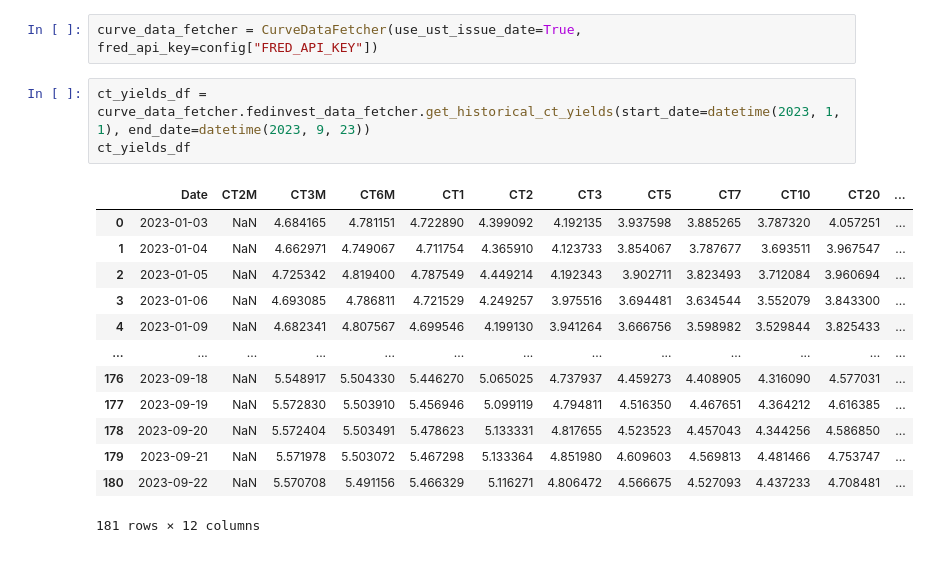
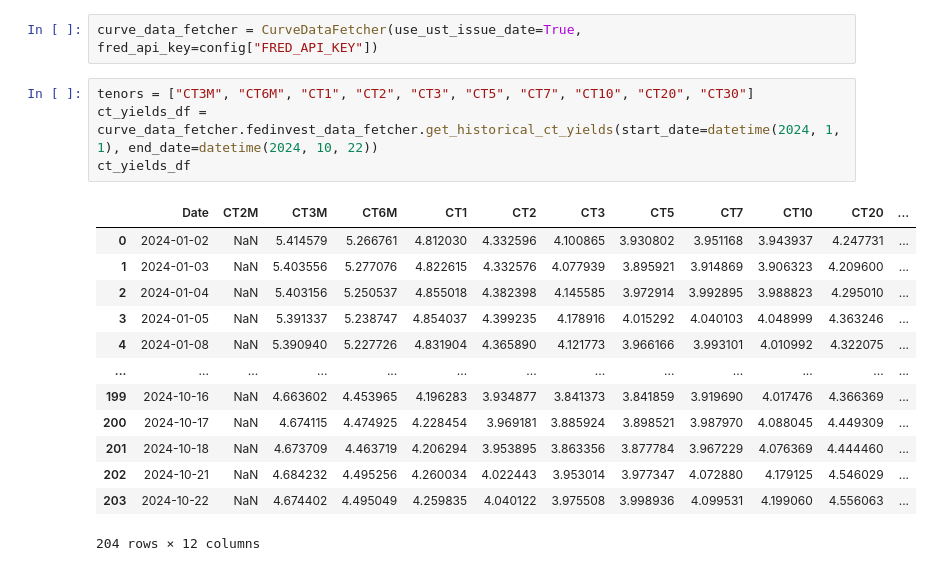
Before and after one commit to cleeclee123/Curvy-CUSIPs, a Jupyter notebook: notebooks/Teetor_HedgeRatios.ipynb, the cells around one changed output. Cells and saved outputs as stored; diff of their text form.

```diff
--- a/notebooks/Teetor_HedgeRatios.ipynb
+++ b/notebooks/Teetor_HedgeRatios.ipynb
@@ -46,19 +50,20 @@ c:\Users\chris\Curvy-CUSIPs\notebooks\../.env
 # %%
 curve_data_fetcher = CurveDataFetcher(use_ust_issue_date=True, fred_api_key=config["FRED_API_KEY"])
 # %%
-ct_yields_df = curve_data_fetcher.fedinvest_data_fetcher.get_historical_ct_yields(start_date=datetime(2023, 1, 1), end_date=datetime(2023, 9, 23))
+tenors = ["CT3M", "CT6M", "CT1", "CT2", "CT3", "CT5", "CT7", "CT10", "CT20", "CT30"]
+ct_yields_df = curve_data_fetcher.fedinvest_data_fetcher.get_historical_ct_yields(start_date=datetime(2024, 1, 1), end_date=datetime(2024, 10, 22))
 ct_yields_df
 # %% [output]
 |  | Date | CT2M | CT3M | CT6M | CT1 | CT2 | CT3 | CT5 | CT7 | CT10 | CT20 | ... |
-| 0 | 2023-01-03 | NaN | 4.684165 | 4.781151 | 4.722890 | 4.399092 | 4.192135 | 3.937598 | 3.885265 | 3.787320 | 4.057251 | ... |
-| 1 | 2023-01-04 | NaN | 4.662971 | 4.749067 | 4.711754 | 4.365910 | 4.123733 | 3.854067 | 3.787677 | 3.693511 | 3.967547 | ... |
-| 2 | 2023-01-05 | NaN | 4.725342 | 4.819400 | 4.787549 | 4.449214 | 4.192343 | 3.902711 | 3.823493 | 3.712084 | 3.960694 | ... |
-| 3 | 2023-01-06 | NaN | 4.693085 | 4.786811 | 4.721529 | 4.249257 | 3.975516 | 3.694481 | 3.634544 | 3.552079 | 3.843300 | ... |
-| 4 | 2023-01-09 | NaN | 4.682341 | 4.807567 | 4.699546 | 4.199130 | 3.941264 | 3.666756 | 3.598982 | 3.529844 | 3.825433 | ... |
+| 0 | 2024-01-02 | NaN | 5.414579 | 5.266761 | 4.812030 | 4.332596 | 4.100865 | 3.930802 | 3.951168 | 3.943937 | 4.247731 | ... |
+| 1 | 2024-01-03 | NaN | 5.403556 | 5.277076 | 4.822615 | 4.332576 | 4.077939 | 3.895921 | 3.914869 | 3.906323 | 4.209600 | ... |
+| 2 | 2024-01-04 | NaN | 5.403156 | 5.250537 | 4.855018 | 4.382398 | 4.145585 | 3.972914 | 3.992895 | 3.988823 | 4.295010 | ... |
+| 3 | 2024-01-05 | NaN | 5.391337 | 5.238747 | 4.854037 | 4.399235 | 4.178916 | 4.015292 | 4.040103 | 4.048999 | 4.363246 | ... |
+| 4 | 2024-01-08 | NaN | 5.390940 | 5.227726 | 4.831904 | 4.365890 | 4.121773 | 3.966166 | 3.993101 | 4.010992 | 4.322075 | ... |
 | ... | ... | ... | ... | ... | ... | ... | ... | ... | ... | ... | ... | ... |
-| 176 | 2023-09-18 | NaN | 5.548917 | 5.504330 | 5.446270 | 5.065025 | 4.737937 | 4.459273 | 4.408905 | 4.316090 | 4.577031 | ... |
-| 177 | 2023-09-19 | NaN | 5.572830 | 5.503910 | 5.456946 | 5.099119 | 4.794811 | 4.516350 | 4.467651 | 4.364212 | 4.616385 | ... |
-| 178 | 2023-09-20 | NaN | 5.572404 | 5.503491 | 5.478623 | 5.133331 | 4.817655 | 4.523523 | 4.457043 | 4.344256 | 4.586850 | ... |
-| 179 | 2023-09-21 | NaN | 5.571978 | 5.503072 | 5.467298 | 5.133364 | 4.851980 | 4.609603 | 4.569813 | 4.481466 | 4.753747 | ... |
-| 180 | 2023-09-22 | NaN | 5.570708 | 5.491156 | 5.466329 | 5.116271 | 4.806472 | 4.566675 | 4.527093 | 4.437233 | 4.708481 | ... |
+| 199 | 2024-10-16 | NaN | 4.663602 | 4.453965 | 4.196283 | 3.934877 | 3.841373 | 3.841859 | 3.919690 | 4.017476 | 4.366369 | ... |
+| 200 | 2024-10-17 | NaN | 4.674115 | 4.474925 | 4.228454 | 3.969181 | 3.885924 | 3.898521 | 3.987970 | 4.088045 | 4.449309 | ... |
+| 201 | 2024-10-18 | NaN | 4.673709 | 4.463719 | 4.206294 | 3.953895 | 3.863356 | 3.877784 | 3.967229 | 4.076369 | 4.444460 | ... |
+| 202 | 2024-10-21 | NaN | 4.684232 | 4.495256 | 4.260034 | 4.022443 | 3.953014 | 3.977347 | 4.072880 | 4.179125 | 4.546029 | ... |
+| 203 | 2024-10-22 | NaN | 4.674402 | 4.495049 | 4.259835 | 4.040122 | 3.975508 | 3.998936 | 4.099531 | 4.199060 | 4.556063 | ... |
-181 rows × 12 columns
+204 rows × 12 columns
```
Also changed, not shown: parts of 10 cells of this notebook, 11 other files.
